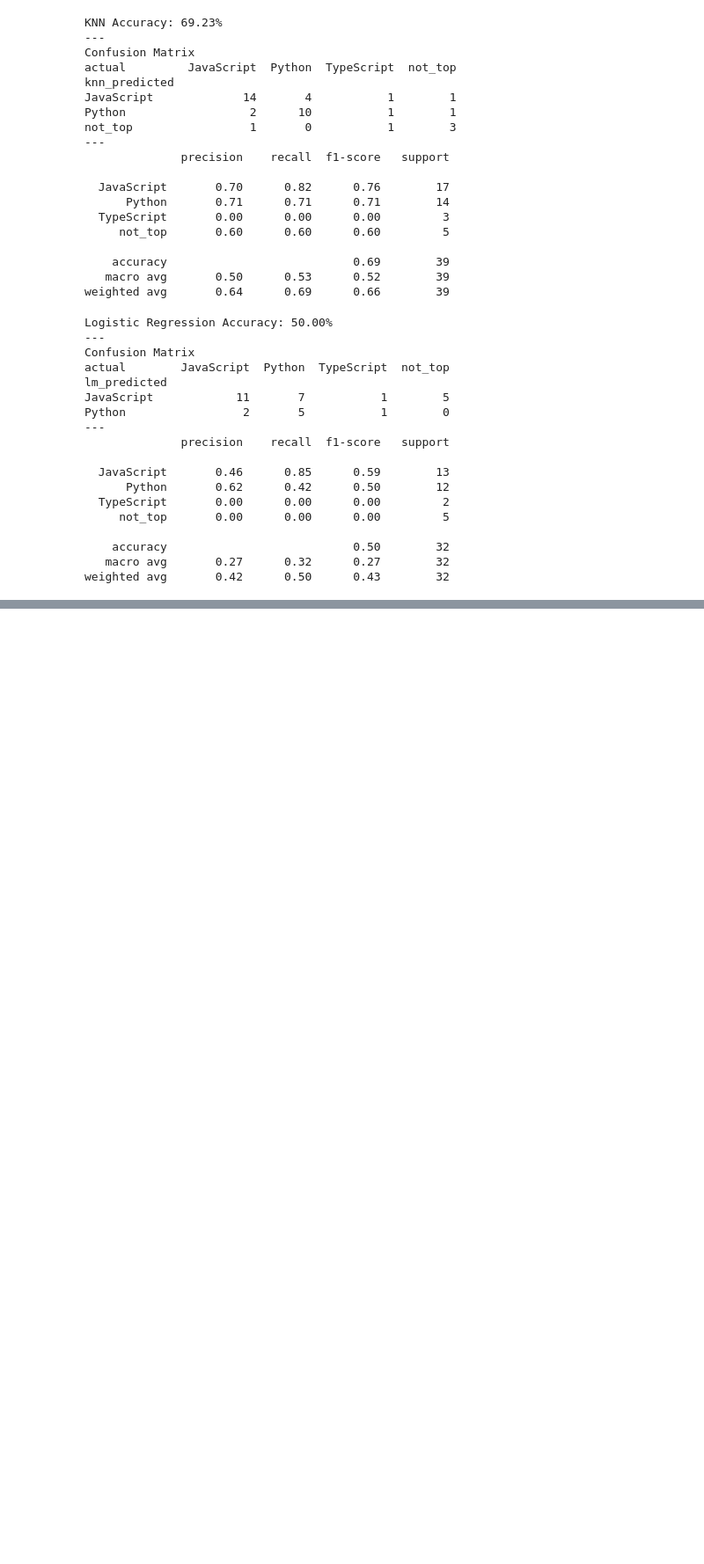
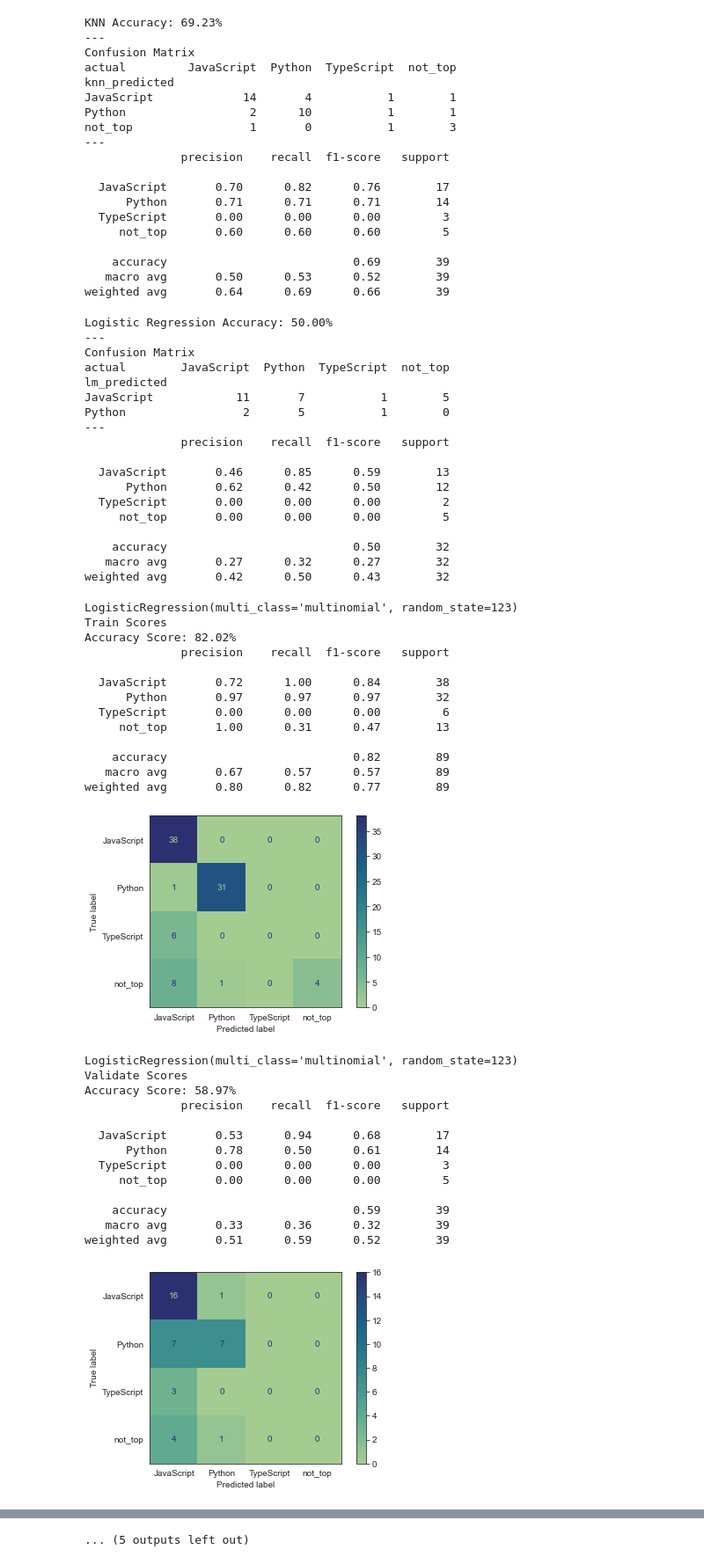
Before and after one commit to bert-jason-ray/nlp-group-project, a Jupyter notebook: modeling.ipynb, the cells around one changed output, grey strips where cells are left out. Shown at 88% size. Drawn from its saved outputs; the diff is of its cells as text; code cells hidden in the pictures; blank space fills up the shorter version.

Commit message:
modeling updated

```diff
--- a/modeling.ipynb
+++ b/modeling.ipynb
@@ -324,3 +331,9 @@ Python                 2       5           1        0
     accuracy                           0.50        32
    macro avg       0.27      0.32      0.27        32
 weighted avg       0.42      0.50      0.43        32
+# %%
+model_list = [lm, dtc, rf, knn]
+
+model_names = ['LogisticRegression', 'DecisionTree', 'RandomForest', 'KNN']
+
+language_names = ['JavaScript', 'Python', 'TypeScript','not_top' ]
@@ -326,0 +408,67 @@ weighted avg       0.42      0.50      0.43        32
+# %%
+def make_models_and_print_metrics(model, model_name, X_train, y_train, X_validate, y_validate, language_names):
+    '''
+    This function takes in a model object,
+    Name for the model (for vis purposes)
+    X_train, y_train
+    X_validate and y_validate
+    and the names of your classes (aka category names)
+    Uses print metrics function
+    '''
+    model.fit(X_train, y_train)
+
+    #predict for train and validate
+    train_pred = model.predict(X_train)
+    val_pred = model.predict(X_validate)
+
+    #see metrics for train
+    print_metrics(model, X_train, y_train, train_pred, language_names, set_name='Train')
+    #print metrics for validate
+    print_metrics(model, X_validate, y_validate, val_pred, language_names, set_name='Validate')
+    print('-------------------------------------------------------------------\n')
+# %%
+#creates a dataframe to store the scores by model
+#cols = ['train_score', 'validate_score', 'test_score']
+
+#mean = score_df[cols].mean()
+#data_mean = pd.DataFrame(data.mean(), columns=['mean_values'])
+#mean = scores_df.mean(axis=1)
+#create list of mean values
+#mean_lst = cols.mean().to_list
+
+score_df = pd.DataFrame(columns = ['model_name', 'train_score', 'validate_score',
+                                   'test_score'])
+# %%
+for model, name in zip(model_list, model_names):
+    score_df = test_model(X_train, y_train, X_validate, y_validate, model, name, score_df)
+
+    make_models_and_print_metrics(model, model_names, X_train, y_train, X_validate, y_validate, language_names)
+# %% [output]
+LogisticRegression(multi_class='multinomial', random_state=123)
+Train Scores
+Accuracy Score: 82.02%
+              precision    recall  f1-score   support
+
+  JavaScript       0.72      1.00      0.84        38
+      Python       0.97      0.97      0.97        32
+  TypeScript       0.00      0.00      0.00         6
+     not_top       1.00      0.31      0.47        13
+
+    accuracy                           0.82        89
+   macro avg       0.67      0.57      0.57        89
+weighted avg       0.80      0.82      0.77        89
+[figure, added]
+LogisticRegression(multi_class='multinomial', random_state=123)
+Validate Scores
+Accuracy Score: 58.97%
+              precision    recall  f1-score   support
+
+  JavaScript       0.53      0.94      0.68        17
+      Python       0.78      0.50      0.61        14
+  TypeScript       0.00      0.00      0.00         3
+     not_top       0.00      0.00      0.00         5
+
+    accuracy                           0.59        39
+   macro avg       0.33      0.36      0.32        39
+weighted avg       0.51      0.59      0.52        39
+[figure, added]
@@ -326,0 +535 @@ weighted avg       0.42      0.50      0.43        32
+... (5 outputs left out)
```
Also changed, not shown: parts of 17 cells of this notebook, 1 other file.
